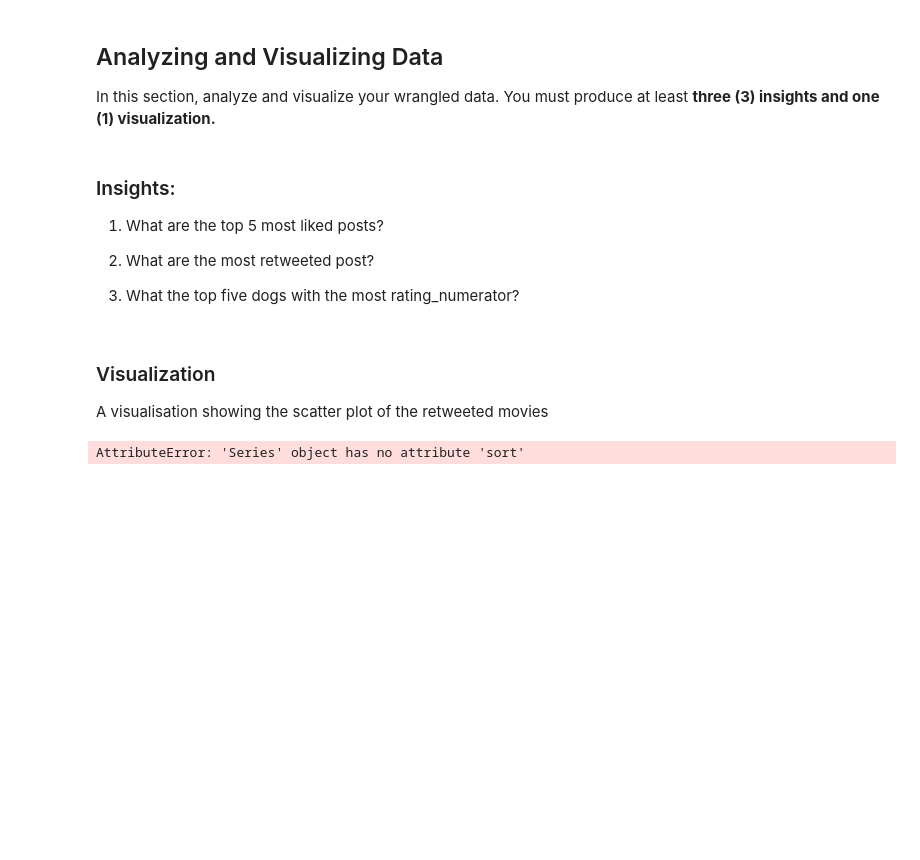
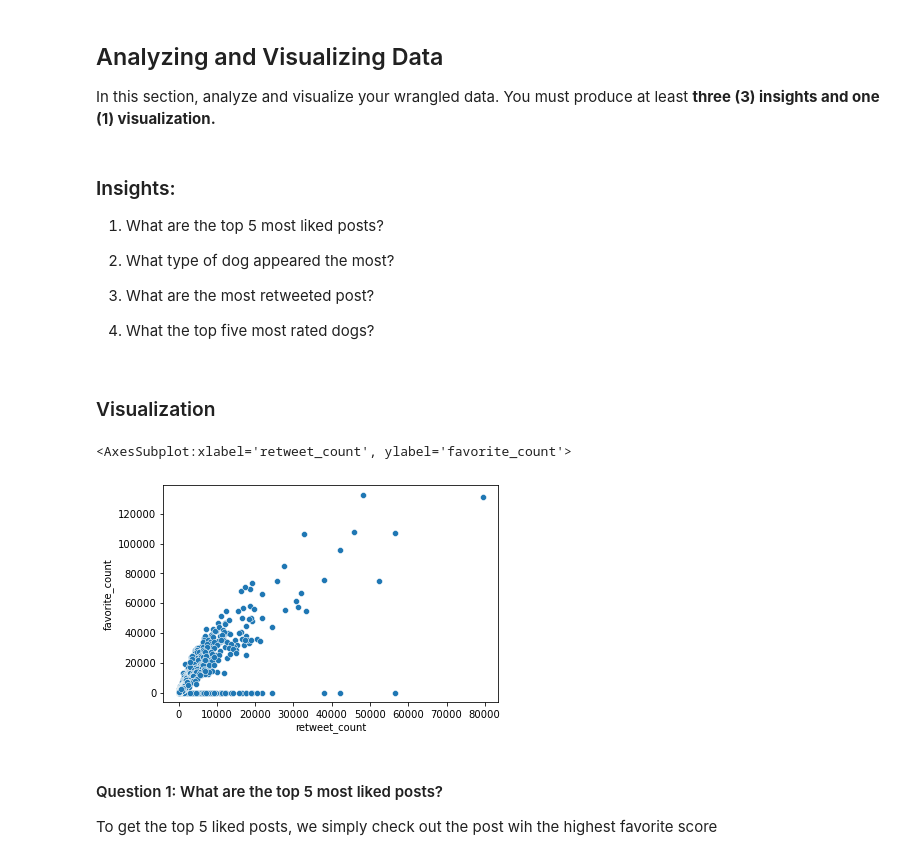
Before and after one commit to dev-tyta/Twitter-Data-Wrangling, a Jupyter notebook: wrangle_act.ipynb, the cells around one changed output. Drawn from its saved outputs; the diff is of its cells as text; code cells hidden in the pictures; blank space fills up the shorter version.

```diff
--- a/wrangle_act.ipynb
+++ b/wrangle_act.ipynb
@@ -467,9 +481,10 @@ In this section, analyze and visualize your wrangled data. You must produce at l
 ### Insights:
 1. What are the top 5 most liked posts?
 
-2. What are the most retweeted post?
+2. What type of dog appeared the most?
 
-3. What the top five dogs with the most rating_numerator?
+3. What are the most retweeted post?
+
+4. What the top five most rated dogs?
-# %% [markdown]
-### Visualization
-A visualisation showing the scatter plot of the retweeted movies
+# %% [markdown]
+### Visualization
@@ -476,4 +495,10 @@ A visualisation showing the scatter plot of the retweeted movies
+# %%
+sns.scatterplot(x= merged_comp.retweet_count, y= merged_comp.favorite_count)
+# %% [output]
+<AxesSubplot:xlabel='retweet_count', ylabel='favorite_count'>
+[figure, added]
+# %% [markdown]
+#### Question 1: What are the top 5 most liked posts?
+To get the top 5 liked posts, we simply check out the post wih the highest favorite score
 # %%
-merged_comp.favorite_count.sort(ascending = False)
+desc_fav = merged_comp.sort_values('favorite_count', ascending= False)
-# %% [output]
-AttributeError: 'Series' object has no attribute 'sort'
```
Also changed, not shown: parts of 26 cells of this notebook, 2 other files.
